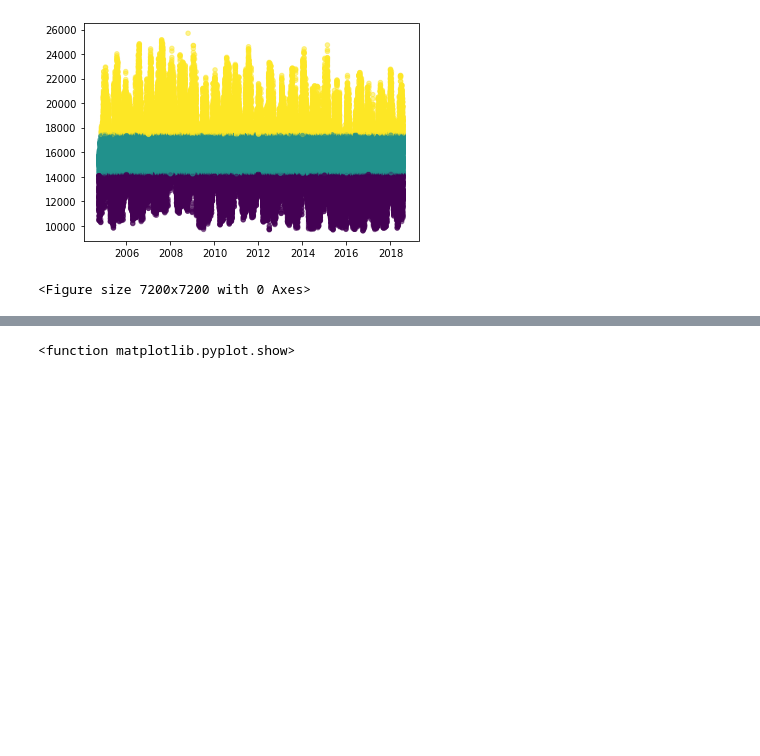
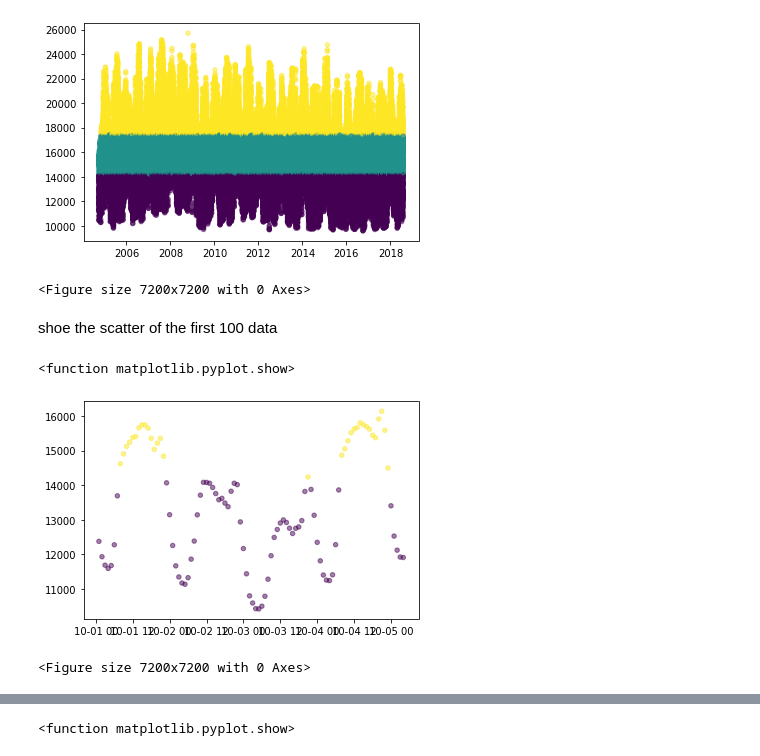
Before and after one commit to ivan890617/Cluster-practice, a Jupyter notebook: kmeans.ipynb, the cells around one changed output, grey strips where cells are left out. Cells and saved outputs as stored; diff of their text form; code cells hidden in the pictures; blank space fills up the shorter version.

```diff
--- a/kmeans.ipynb
+++ b/kmeans.ipynb
@@ -90,3 +105,13 @@ plt.show
 <function matplotlib.pyplot.show>
 [figure]
 <Figure size 7200x7200 with 0 Axes>
+# %% [markdown]
+shoe the scatter of the first 100 data
+# %%
+plt.scatter(df['Datetime'][0:100],df['AEP_MW'][0:100], c= df['label'][0:100].astype(float), s=20, alpha=0.5)
+plt.figure(figsize=(100,100))
+plt.show
+# %% [output]
+<function matplotlib.pyplot.show>
+[figure, added]
+<Figure size 7200x7200 with 0 Axes>
```
Also changed, not shown: parts of 27 cells of this notebook.
